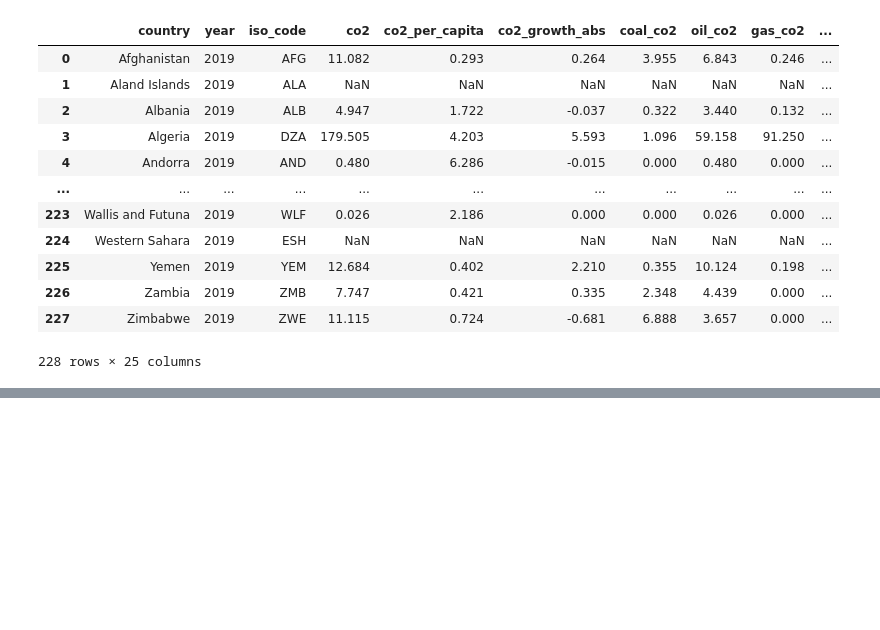
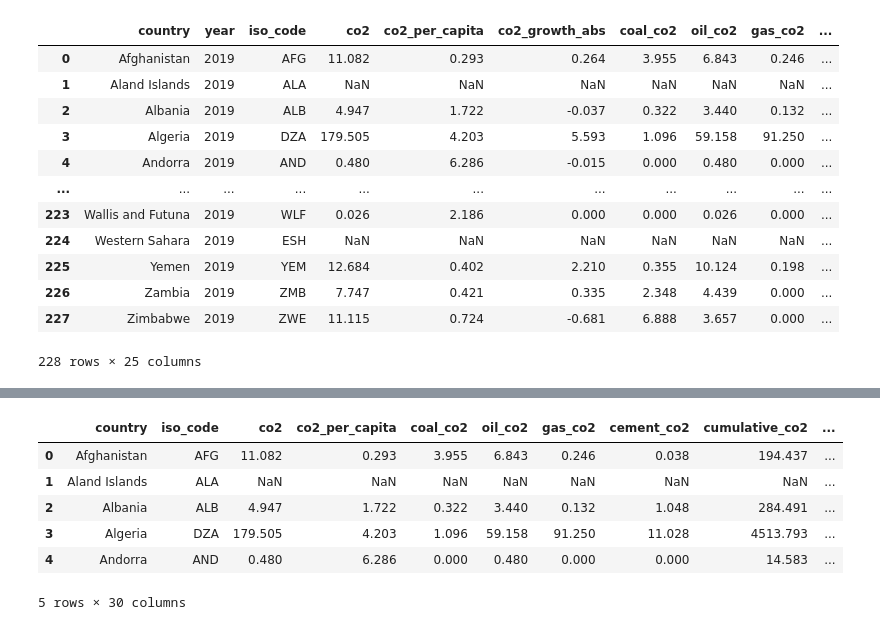
Before and after one commit to Sam-Abrams/CO2_Emissions_Project, a Jupyter notebook: 03 Scripts/02 Clustering Analysis.ipynb, the cells around one changed output, grey strips where cells are left out. Saved outputs shown, nothing was run; the diff lists cells and outputs as text; code cells hidden in the pictures; blank space fills up the shorter version.

Commit message:
tableau updates

```diff
--- a/03 Scripts/02 Clustering Analysis.ipynb
+++ b/03 Scripts/02 Clustering Analysis.ipynb
@@ -26,7 +26,7 @@ sns.set_palette('viridis')
 %matplotlib inline
 plt.rcParams['figure.figsize'] = (12, 8)
 # %%
-df_cluster = pd.read_csv('/Users/samabrams/Data Analysis Projects/CO2 Emissions Tableau Project/02 Data/Prepared Data/prepared_emissions_data_2019.csv')
+df_cluster = pd.read_csv('/Users/samabrams/Data Analysis Projects/CO2_Emissions_Project/02 Data/Prepared Data/prepared_emissions_data_2019.csv')
 # %%
 df_cluster.shape
 # %% [output]
@@ -617,0 +620,31 @@ df_export.to_csv('/Users/samabrams/Data Analysis Projects/CO2 Emissions Tableau
+# %%
+from sklearn.preprocessing import MinMaxScaler
+
+# Initialize the MinMaxScaler
+scaler = MinMaxScaler()
+
+# List of numerical columns to normalize (excluding cluster columns)
+columns_to_normalize = [
+    'co2', 'co2_per_capita', 'coal_co2', 'oil_co2', 'gas_co2',
+    'cement_co2', 'cumulative_co2', 'land_use_change_co2',
+    'population', 'coal_share', 'oil_share', 'gas_share'
+]
+
+# Create normalized columns
+for col in columns_to_normalize:
+    # Normalize the column and create a new column with '_normalized' suffix
+    df_export[f'{col}_normalized'] = scaler.fit_transform(df_export[[col]])
+
+# Save the updated dataframe with normalized columns
+df_export.to_csv('/Users/samabrams/Data Analysis Projects/CO2_Emissions_Project/02 Data/Prepared Data/emissions_clusters_normalized.csv', index=False)
+
+# Print out some information to verify
+print("Original dataframe shape:", df_export.shape)
+print("\nNormalized columns added:")
+for col in columns_to_normalize:
+    print(f"{col}_normalized")
+
+# Display summary of normalized columns
+print("\nNormalized Columns Summary:")
+normalized_cols = [f'{col}_normalized' for col in columns_to_normalize]
+print(df_export[normalized_cols].describe())
@@ -617,0 +686,10 @@ df_export.to_csv('/Users/samabrams/Data Analysis Projects/CO2 Emissions Tableau
+# %%
+df_export.head()
+# %% [output]
+|  | country | iso_code | co2 | co2_per_capita | coal_co2 | oil_co2 | gas_co2 | cement_co2 | cumulative_co2 | ... |
+| 0 | Afghanistan | AFG | 11.082 | 0.293 | 3.955 | 6.843 | 0.246 | 0.038 | 194.437 | ... |
+| 1 | Aland Islands | ALA | NaN | NaN | NaN | NaN | NaN | NaN | NaN | ... |
+| 2 | Albania | ALB | 4.947 | 1.722 | 0.322 | 3.440 | 0.132 | 1.048 | 284.491 | ... |
+| 3 | Algeria | DZA | 179.505 | 4.203 | 1.096 | 59.158 | 91.250 | 11.028 | 4513.793 | ... |
+| 4 | Andorra | AND | 0.480 | 6.286 | 0.000 | 0.480 | 0.000 | 0.000 | 14.583 | ... |
+5 rows × 30 columns
```
Also changed, not shown: parts of 2 cells of this notebook, 12 other files.
